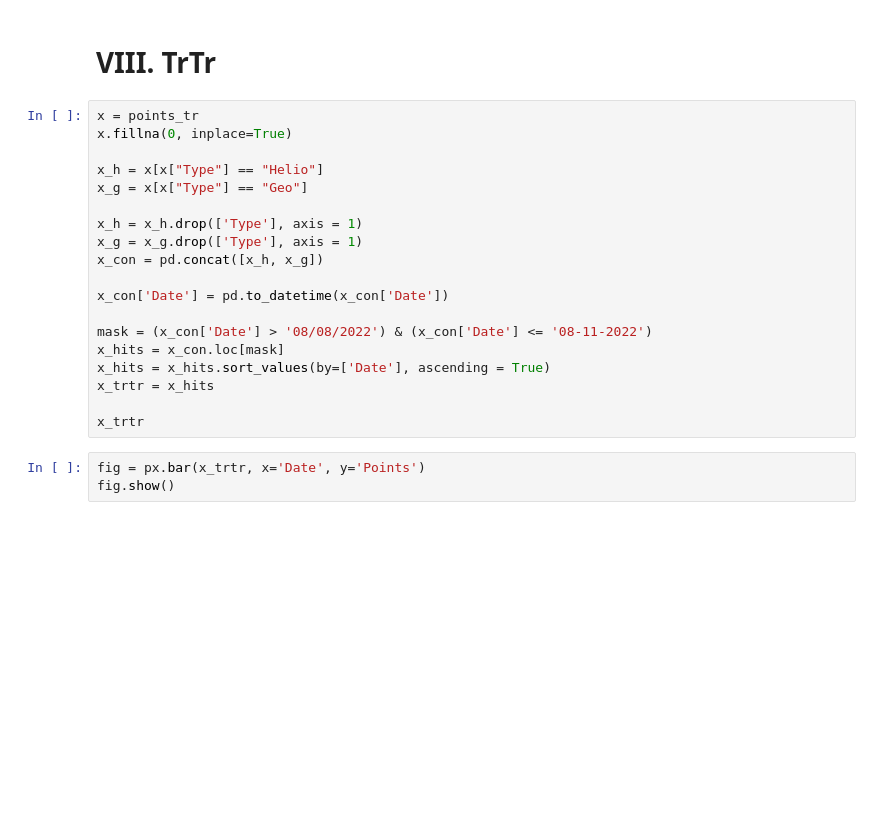
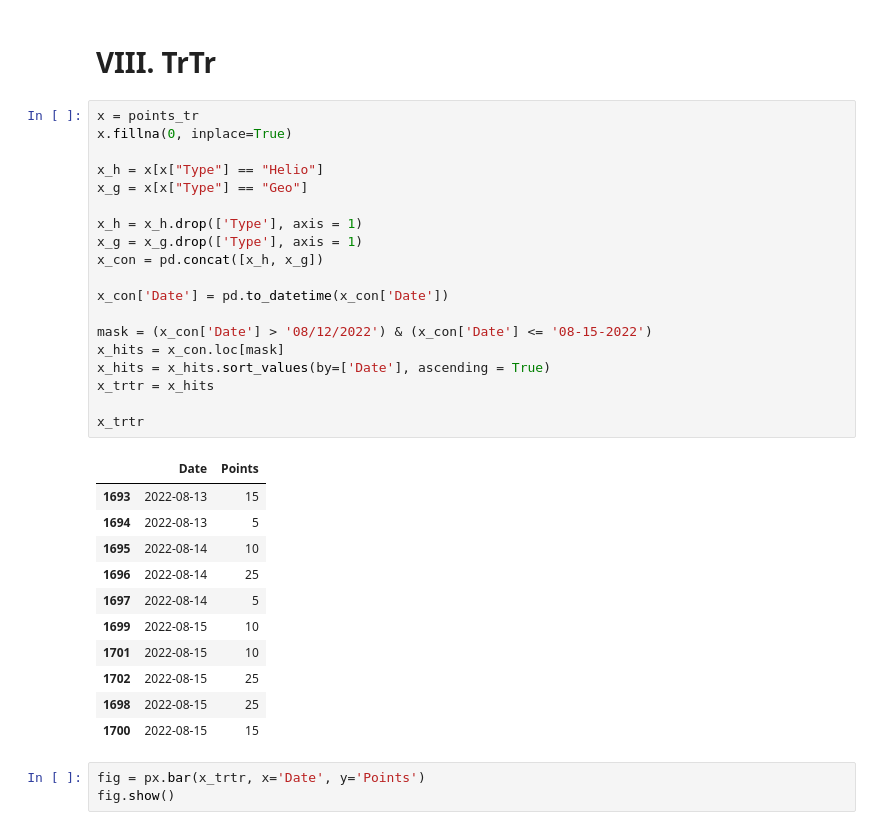
Before and after one commit to amirlehmam/MEMOIREPROPRE, a Jupyter notebook: PIPELINE.ipynb, the cells around one changed output. Saved outputs shown, nothing was run; the diff lists cells and outputs as text; blank space fills up the shorter version.

```diff
--- a/PIPELINE.ipynb
+++ b/PIPELINE.ipynb
@@ -4550,22 +4531,34 @@ fig.show()
 # %%
 x = points_tr
 x.fillna(0, inplace=True)
 
 x_h = x[x["Type"] == "Helio"]
 x_g = x[x["Type"] == "Geo"]
 
 x_h = x_h.drop(['Type'], axis = 1)
 x_g = x_g.drop(['Type'], axis = 1)
 x_con = pd.concat([x_h, x_g])
 
 x_con['Date'] = pd.to_datetime(x_con['Date'])
 
-mask = (x_con['Date'] > '08/08/2022') & (x_con['Date'] <= '08-11-2022')
+mask = (x_con['Date'] > '08/12/2022') & (x_con['Date'] <= '08-15-2022')
 x_hits = x_con.loc[mask]
 x_hits = x_hits.sort_values(by=['Date'], ascending = True)
 x_trtr = x_hits
 
 x_trtr
+# %% [output]
+|  | Date | Points |
+| 1693 | 2022-08-13 | 15 |
+| 1694 | 2022-08-13 | 5 |
+| 1695 | 2022-08-14 | 10 |
+| 1696 | 2022-08-14 | 25 |
+| 1697 | 2022-08-14 | 5 |
+| 1699 | 2022-08-15 | 10 |
+| 1701 | 2022-08-15 | 10 |
+| 1702 | 2022-08-15 | 25 |
+| 1698 | 2022-08-15 | 25 |
+| 1700 | 2022-08-15 | 15 |
 # %%
 fig = px.bar(x_trtr, x='Date', y='Points')
 fig.show()
```
Also changed, not shown: parts of 14 cells of this notebook.
